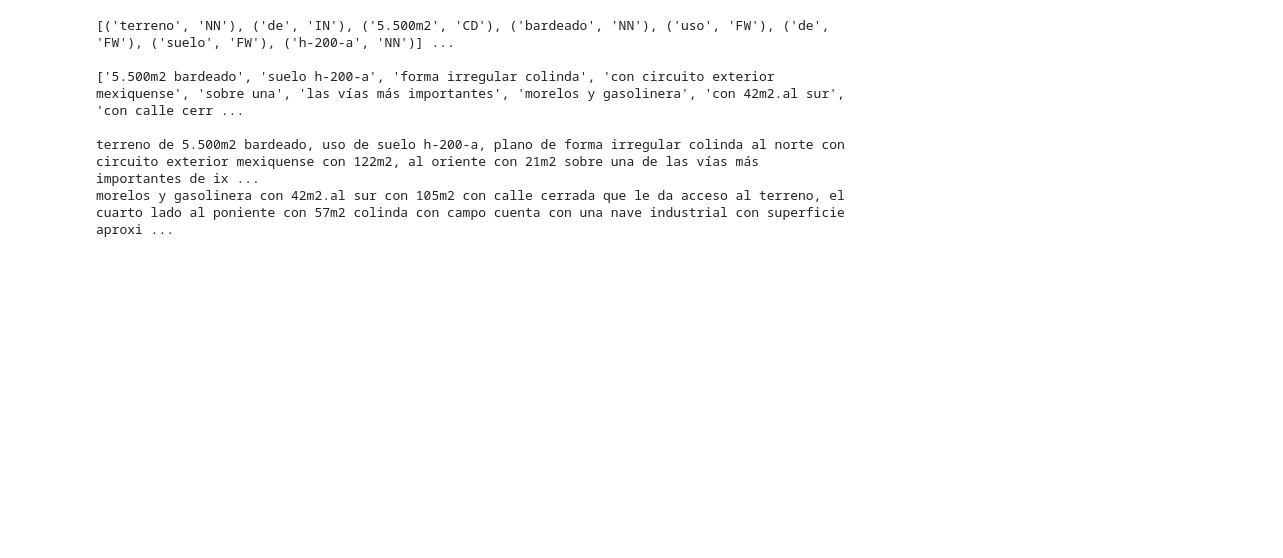
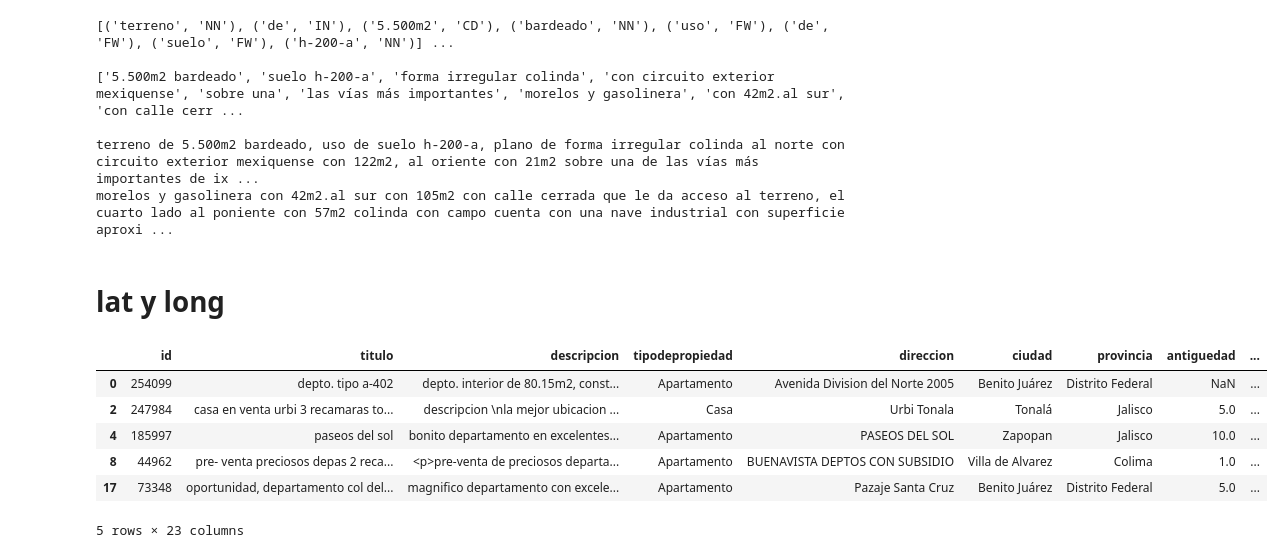
Before and after one commit to fzanollo/metodos-num, a Jupyter notebook: tp3/notebooks/AnalisisCasosBorde.ipynb, the cells around one changed output. Drawn from its saved outputs; the diff is of its cells as text; code cells hidden in the pictures; blank space fills up the shorter version.

Commit message:
notebook lat,long

```diff
--- a/tp3/notebooks/AnalisisCasosBorde.ipynb
+++ b/tp3/notebooks/AnalisisCasosBorde.ipynb
@@ -73,7 +74,6 @@ df[df['habitaciones']==10].describe()
 ### Este es re raro, se ve que en realidad son 5 deptos en uno, por qué se vende como casa?
 Además tiene de interesante que en la descripción dice la cantidad de mtrs totales (dato faltante), se podría utilizar las descripciones para sacar algunos datos?
 # %%
-pd.set_option('display.max_colwidth', None)
 df[(df['habitaciones']==10) & (df['metroscubiertos']==435)]
 # %% [output]
 |  | id | titulo | descripcion | tipodepropiedad | direccion | ciudad | provincia | antiguedad | ... |
@@ -169,3 +169,20 @@ for sentence in blob.sentences:
 
 terreno de 5.500m2 bardeado, uso de suelo h-200-a, plano de forma irregular colinda al norte con circuito exterior mexiquense con 122m2, al oriente con 21m2 sobre una de las vías más importantes de ix ...
 morelos y gasolinera con 42m2.al sur con 105m2 con calle cerrada que le da acceso al terreno, el cuarto lado al poniente con 57m2 colinda con campo cuenta con una nave industrial con superficie aproxi ...
+# %% [markdown]
+# lat y long
+# %%
+latLngRecuDF = pd.read_csv('lat_lng_recuperados.csv')
+
+df.update(latLngRecuDF)
+# %%
+sinLat = df[df.direccion.notna() & df.lat.isna()]
+sinLat[:5]
+# %% [output]
+|  | id | titulo | descripcion | tipodepropiedad | direccion | ciudad | provincia | antiguedad | ... |
+| 0 | 254099 | depto. tipo a-402 | depto. interior de 80.15m2, const... | Apartamento | Avenida Division del Norte 2005 | Benito Juárez | Distrito Federal | NaN | ... |
+| 2 | 247984 | casa en venta urbi 3 recamaras to... | descripcion \nla mejor ubicacion ... | Casa | Urbi Tonala | Tonalá | Jalisco | 5.0 | ... |
+| 4 | 185997 | paseos del sol | bonito departamento en excelentes... | Apartamento | PASEOS DEL SOL | Zapopan | Jalisco | 10.0 | ... |
+| 8 | 44962 | pre- venta preciosos depas 2 reca... | <p>pre-venta de preciosos departa... | Apartamento | BUENAVISTA DEPTOS CON SUBSIDIO | Villa de Alvarez | Colima | 1.0 | ... |
+| 17 | 73348 | oportunidad, departamento col del... | magnifico departamento con excele... | Apartamento | Pazaje Santa Cruz | Benito Juárez | Distrito Federal | 5.0 | ... |
+5 rows × 23 columns
```
Also changed, not shown: parts of 8 cells of this notebook.
